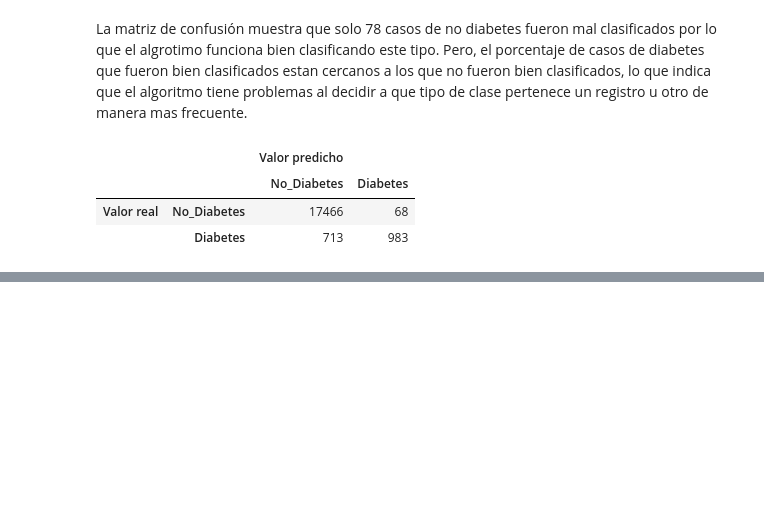
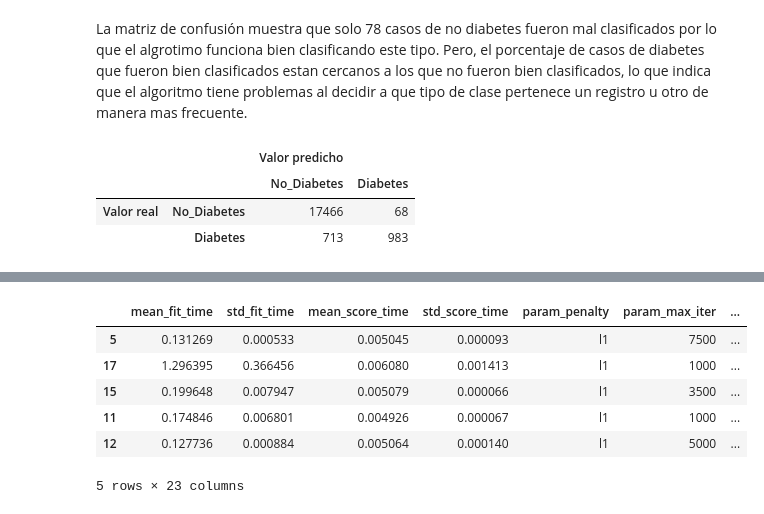
Before and after one commit to ricartorres/InsuficienciaC, a Jupyter notebook: scripts/training/training.ipynb, the cells around one changed output, grey strips where cells are left out. Cells and saved outputs as stored; diff of their text form; code cells hidden in the pictures; blank space fills up the shorter version.

```diff
--- a/scripts/training/training.ipynb
+++ b/scripts/training/training.ipynb
@@ -211,0 +295,19 @@ list_confusion_matrix(svc_mat, ['No_Diabetes', 'Diabetes'])
+# %%
+penalty = ['l1']
+alpha = [1e-4, 1e-3, 1e-2, 1e-1, 1e0]
+max_iter = [int(x) for x in np.linspace(1000, 10000, num = 19)]
+loss = ['hinge', 'log', 'modified_huber', 'squared_hinge',
+'perceptron']
+learning_rate = ['constant', 'optimal', 'invscaling', 'adaptive']
+class_weight = [{1:0.5, 0:0.5}, {1:0.4, 0:0.6}, {1:0.6, 0:0.4}, {1:0.7, 0:0.3}]
+eta0 = [1, 10, 100]
+
+random_grid = {
+    'penalty' : penalty,
+    'alpha' : alpha,
+    'max_iter' : max_iter,
+    'loss': loss,
+    'learning_rate' : learning_rate,
+    'class_weight' : class_weight,
+    'eta0' : eta0
+}
@@ -211,0 +327,11 @@ list_confusion_matrix(svc_mat, ['No_Diabetes', 'Diabetes'])
+# %%
+#Cálculo de los resultados del Grid
+pd.DataFrame(SGDsearch.cv_results_).sort_values(by='rank_test_score', ascending=True).head(5)
+# %% [output]
+|  | mean_fit_time | std_fit_time | mean_score_time | std_score_time | param_penalty | param_max_iter | ... |
+| 5 | 0.131269 | 0.000533 | 0.005045 | 0.000093 | l1 | 7500 | ... |
+| 17 | 1.296395 | 0.366456 | 0.006080 | 0.001413 | l1 | 1000 | ... |
+| 15 | 0.199648 | 0.007947 | 0.005079 | 0.000066 | l1 | 3500 | ... |
+| 11 | 0.174846 | 0.006801 | 0.004926 | 0.000067 | l1 | 1000 | ... |
+| 12 | 0.127736 | 0.000884 | 0.005064 | 0.000140 | l1 | 5000 | ... |
+5 rows × 23 columns
```
Also changed, not shown: parts of 24 cells of this notebook, 2 other files.
